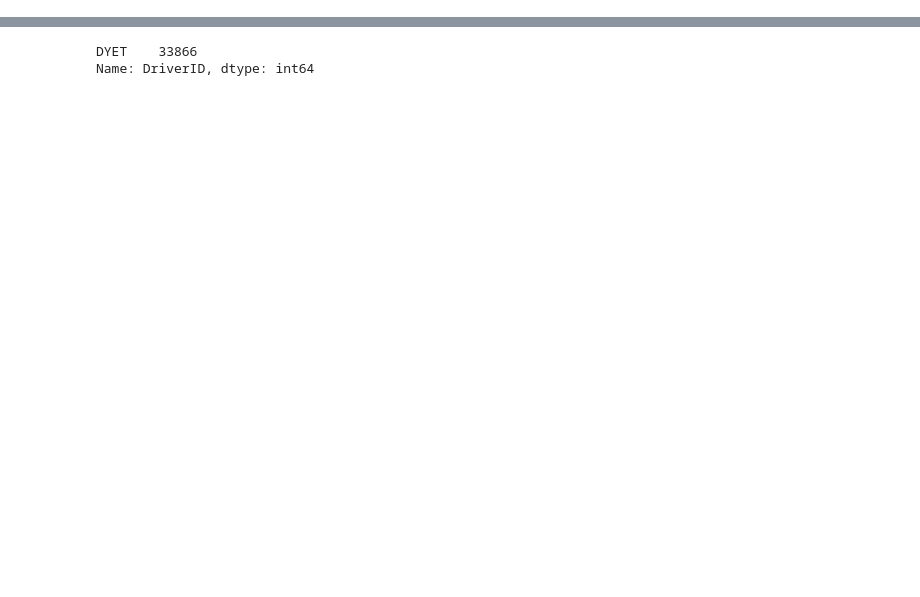
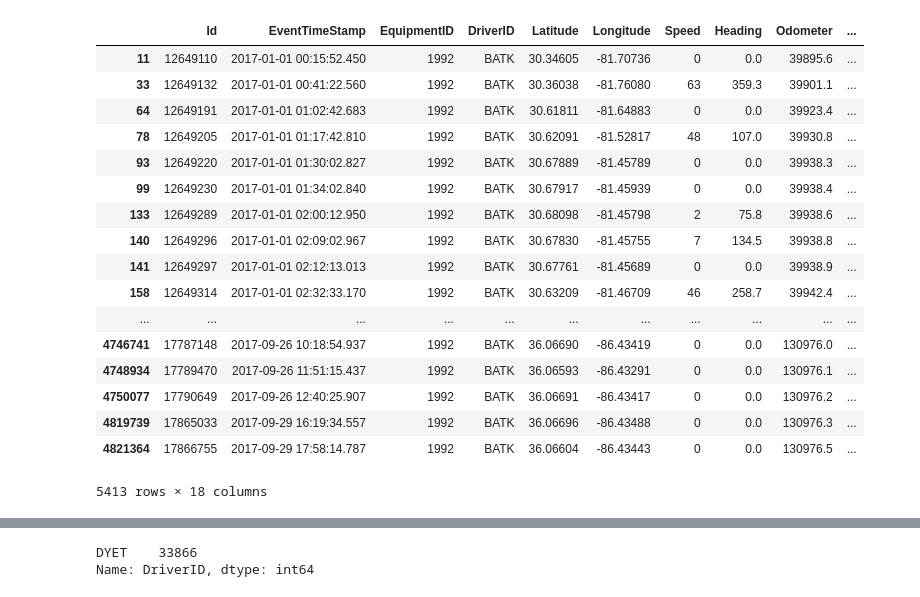
Before and after one commit to DEREJEGETU/big-g-express, a Jupyter notebook: Python_Code/data-question-6.ipynb, the cells around one changed output, grey strips where cells are left out. Saved outputs shown, nothing was run; the diff lists cells and outputs as text; code cells hidden in the pictures; blank space fills up the shorter version.

```diff
--- a/Python_Code/data-question-6.ipynb
+++ b/Python_Code/data-question-6.ipynb
@@ -153,0 +105,10 @@ Fuel_Transactions.head(100)
+# %%
+##Subset dataframe for randomly sampled drivers
+df_event_level_sample_BATK = df_event_level.query("DriverID == 'BATK'").sort_values('EventTimeStamp')
+#df_event_level_sample_BATK;
+# %%
+df_event_level_sample_BATK['Distance'] = df_event_level_sample_BATK['Odometer'] - df_event_level_sample_BATK['Odometer'].shift(1)
+# %%
+#Impute values in newly defined Distance column
+df_event_level_sample_BATK['Distance'] = df_event_level_sample_BATK['Distance'].fillna(0)
+df_event_level_sample_BATK = df_event_level_sample_BATK.query("Distance != 0")
@@ -153,0 +118,23 @@ Fuel_Transactions.head(100)
+# %%
+df_event_level_sample_BATK['Day'] = df_event_level_sample_BATK['Day'].str[:10]
+df_event_level_sample_BATK['Month'] = df_event_level_sample_BATK['Day'].str[:7]
+df_event_level_sample_BATK
+# %% [output]
+|  | Id | EventTimeStamp | EquipmentID | DriverID | Latitude | Longitude | Speed | Heading | Odometer | ... |
+| 11 | 12649110 | 2017-01-01 00:15:52.450 | 1992 | BATK | 30.34605 | -81.70736 | 0 | 0.0 | 39895.6 | ... |
+| 33 | 12649132 | 2017-01-01 00:41:22.560 | 1992 | BATK | 30.36038 | -81.76080 | 63 | 359.3 | 39901.1 | ... |
+| 64 | 12649191 | 2017-01-01 01:02:42.683 | 1992 | BATK | 30.61811 | -81.64883 | 0 | 0.0 | 39923.4 | ... |
+| 78 | 12649205 | 2017-01-01 01:17:42.810 | 1992 | BATK | 30.62091 | -81.52817 | 48 | 107.0 | 39930.8 | ... |
+| 93 | 12649220 | 2017-01-01 01:30:02.827 | 1992 | BATK | 30.67889 | -81.45789 | 0 | 0.0 | 39938.3 | ... |
+| 99 | 12649230 | 2017-01-01 01:34:02.840 | 1992 | BATK | 30.67917 | -81.45939 | 0 | 0.0 | 39938.4 | ... |
+| 133 | 12649289 | 2017-01-01 02:00:12.950 | 1992 | BATK | 30.68098 | -81.45798 | 2 | 75.8 | 39938.6 | ... |
+| 140 | 12649296 | 2017-01-01 02:09:02.967 | 1992 | BATK | 30.67830 | -81.45755 | 7 | 134.5 | 39938.8 | ... |
+| 141 | 12649297 | 2017-01-01 02:12:13.013 | 1992 | BATK | 30.67761 | -81.45689 | 0 | 0.0 | 39938.9 | ... |
+| 158 | 12649314 | 2017-01-01 02:32:33.170 | 1992 | BATK | 30.63209 | -81.46709 | 46 | 258.7 | 39942.4 | ... |
+| ... | ... | ... | ... | ... | ... | ... | ... | ... | ... | ... |
+| 4746741 | 17787148 | 2017-09-26 10:18:54.937 | 1992 | BATK | 36.06690 | -86.43419 | 0 | 0.0 | 130976.0 | ... |
+| 4748934 | 17789470 | 2017-09-26 11:51:15.437 | 1992 | BATK | 36.06593 | -86.43291 | 0 | 0.0 | 130976.1 | ... |
+| 4750077 | 17790649 | 2017-09-26 12:40:25.907 | 1992 | BATK | 36.06691 | -86.43417 | 0 | 0.0 | 130976.2 | ... |
+| 4819739 | 17865033 | 2017-09-29 16:19:34.557 | 1992 | BATK | 36.06696 | -86.43488 | 0 | 0.0 | 130976.3 | ... |
+| 4821364 | 17866755 | 2017-09-29 17:58:14.787 | 1992 | BATK | 36.06604 | -86.43443 | 0 | 0.0 | 130976.5 | ... |
+5413 rows × 18 columns
```
Also changed, not shown: parts of 37 cells of this notebook.
